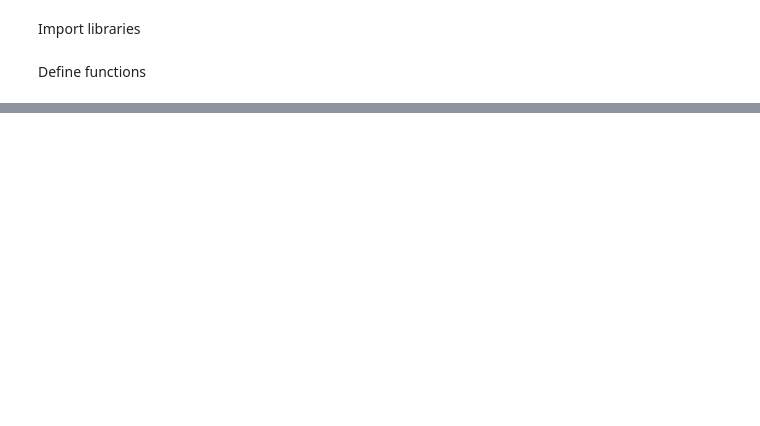
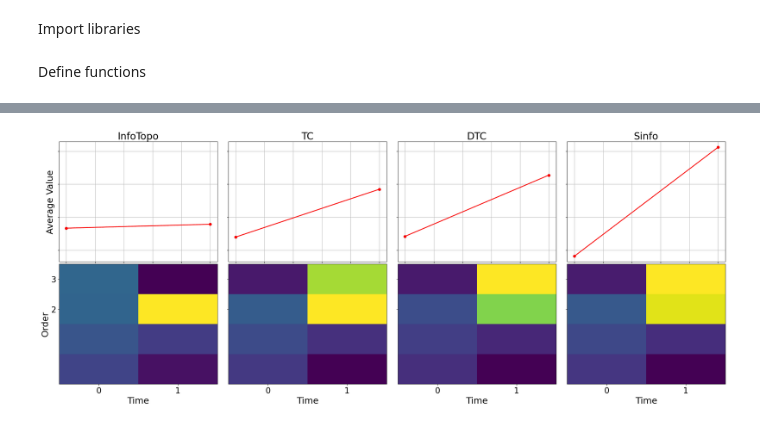
Before and after one commit to cyrilrommens/PhD_2, a Jupyter notebook: Metric_computation.ipynb, the cells around one changed output, grey strips where cells are left out. Drawn from its saved outputs; the diff is of its cells as text; code cells hidden in the pictures; blank space fills up the shorter version.

```diff
--- a/Metric_computation.ipynb
+++ b/Metric_computation.ipynb
@@ -297,0 +553,14 @@ plt.show()
+# %%
+metrics_types = [InfoTopo, TC, DTC, Sinfo, Oinfo, RedundancyphiID, SynergyphiID]
+metric_dicts = []
+
+for metric in metrics_types:
+    metric_dict_t1 = dict(analyse_information_metric(metric, df_1[:10]))
+    metric_dict_t2 = dict(analyse_information_metric(metric, df_1[10:20]))
+    metric_sim1 = [metric_dict_t1, metric_dict_t2]
+
+    metric_dict_t1 = dict(analyse_information_metric(metric, df_2[:10]))
+    metric_dict_t2 = dict(analyse_information_metric(metric, df_2[10:20]))
+    metric_sim2 = [metric_dict_t1, metric_dict_t2]
+
+    metric_dicts.append((metric_sim1, metric_sim2))
@@ -297,0 +660,75 @@ plt.show()
+# %%
+# Prepare data for all metrics
+prepared_data = [average_metric_data(m) for m in metrics]
+averages = [compute_averages(m) for m in metrics]
+
+timesteps = list(range(1, len(metrics[0][0]) + 1))  # assumes same length for all metrics
+
+# Adjust all font sizes globally
+fontsize_standard = 20
+plt.rcParams.update({
+    'font.size': fontsize_standard+2,
+    'axes.titlesize': fontsize_standard+4,
+    'axes.labelsize': fontsize_standard+2,
+    'xtick.labelsize': fontsize_standard,
+    'ytick.labelsize': fontsize_standard,
+    'legend.fontsize': fontsize_standard
+})
+
+# Setup figure with 2 rows and len(metrics) columns
+fig, axs = plt.subplots(2, len(metrics), figsize=(6 * len(metrics), 10), sharey='row')
+
+# If only one metric, axs will be 1D, fix to 2D for consistent indexing
+if len(metrics) == 1:
+    axs = np.array(axs).reshape(2, 1)
+
+# Top row: line plots
+for i, (ax, average_tuple, title) in enumerate(zip(
+    axs[0],
+    averages,
+    [f"{metrics_types[i].__name__}" for i in range(len(metrics))]
+)):
+    *individual_sim_avgs, avg_combined = average_tuple  # unpack arbitrary-length tuple
+
+    # Plot each simulation average in gray
+    for j, avg_sim in enumerate(individual_sim_avgs):
+        ax.plot(timesteps, avg_sim, color='grey', linestyle='--', marker='o', label=f'Simulation {j+1}' if i == 0 else "")
+
+    # Plot combined average in red
+    ax.plot(timesteps, avg_combined, color='red', marker='o', linewidth=2, label='Average' if i == 0 else "")
+
+    ax.set_title(title)
+    ax.set_xticklabels([])
+
+    if i == 0:
+        ax.set_ylabel("Average Value")
+    else:
+        ax.set_yticklabels([])
+
+    ax.grid(True)
+
+# Bottom row: heatmaps
+for i, (ax, (data, labels, label_positions), title) in enumerate(zip(
+    axs[1],
+    prepared_data,
+    [f"Heatmap: Metric {i+1}" for i in range(len(metrics))]
+)):
+    cax = ax.imshow(data.T, aspect='auto', cmap='viridis', origin='lower')
+    ax.set_xlabel("Time")
+    ax.set_xticks(np.arange(data.shape[0]))
+    ax.set_xticklabels(np.arange(data.shape[0]))
+
+    if i == 0:
+        ax.set_ylabel("Order")
+        yticks = list(label_positions.values())
+        ylabels = labels
+        ax.set_yticks(yticks)
+        ax.set_yticklabels(ylabels)
+
+# Add legend only to the first plot
+# axs[0][0].legend()
+
+plt.tight_layout(h_pad=0.1)
+plt.show()
+# %% [output]
+[figure, added]
```
Also changed, not shown: parts of 42 cells of this notebook, 1 other file.
